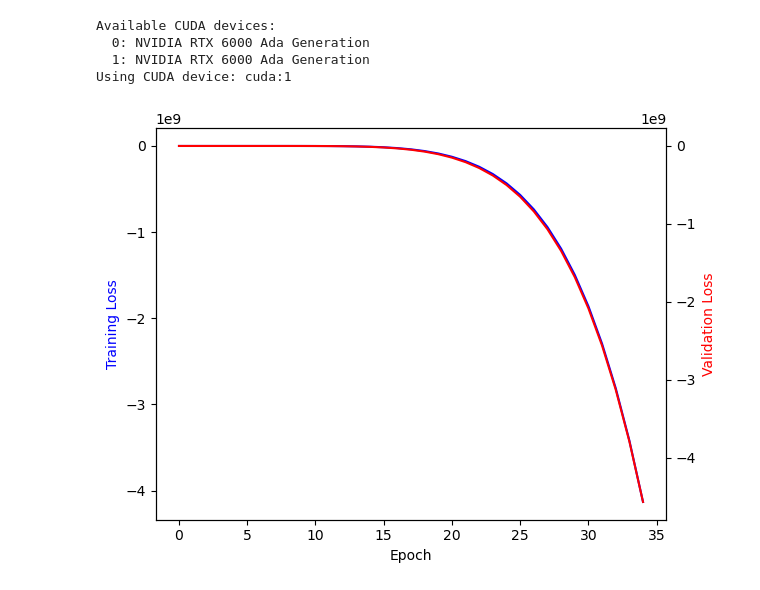
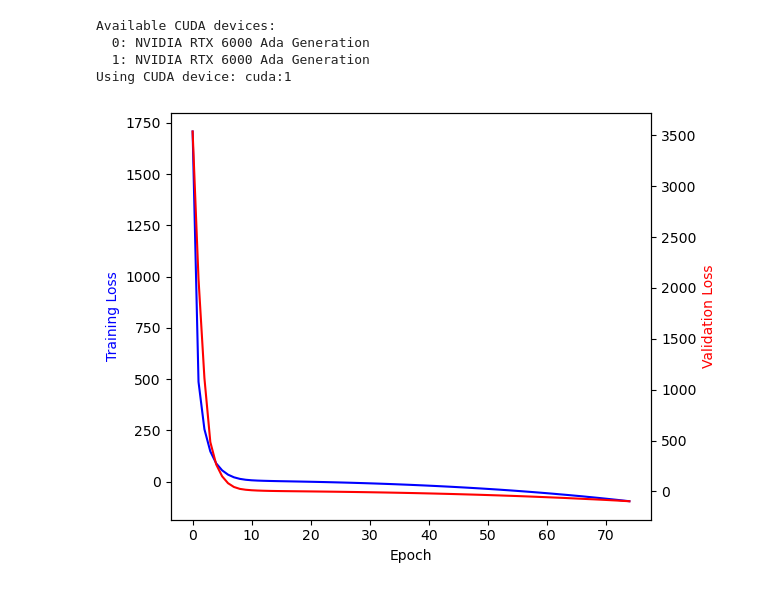
Before and after one commit to egerc/pytorch_exercises, a Jupyter notebook: Notebooks/240328_Variational_Autoencoder.ipynb, the cells around one changed output. Cells and saved outputs as stored; diff of their text form; code cells hidden in the pictures.

```diff
--- a/Notebooks/240328_Variational_Autoencoder.ipynb
+++ b/Notebooks/240328_Variational_Autoencoder.ipynb
@@ -28,7 +28,7 @@ AnnData object with n_obs × n_vars = 97573 × 27208
 # %%
 sc.pp.normalize_total(adata)
 # %%
-training_size, testing_size = helper.return_dataset_sizes(adata, 0.8, 0.25)
+training_size, testing_size = helper.return_dataset_sizes(adata, 0.8, 1)
 
 training_data, testing_data = helper.obs_to_tensor(adata, category=None, training_size=training_size, testing_size=testing_size)
 
@@ -73,7 +73,7 @@ class VAE(nn.Module):
 
         x = F.relu(self.fc_dec2(x))
         x = F.relu(self.fc_dec3(x))
-        x = F.relu(self.fc_dec4(x))
+        x = self.fc_dec4(x)
         return x, mu, logvar
 # %%
 def final_loss(bce_loss, mu, logvar):
@@ -139,11 +139,10 @@ model = VAE(
     data_size=data_size,
     latent_dim=64,
 )
-dataloader = training_data
-optimizer = torch.optim.Adam(model.parameters(), lr=0.000005)
+optimizer = torch.optim.Adam(model.parameters(), lr=0.0000001)
 criterion = nn.BCEWithLogitsLoss()
 # %%
-epochs = 35
+epochs = 75
 training_losses = []
 validation_losses = []
 
@@ -168,6 +167,6 @@ for epoch in tqdm(range(epochs)):
     #print(f'Validation loss = {validation_loss}')
     validation_losses.append(validation_loss)
 # %%
-helper.plot_scaled_losses(training_losses, validation_losses, epochs)
+helper.plot_scaled_losses(training_losses, validation_losses, epochs, log_scale=False)
 # %% [output]
-[figure, old version]
+[figure, new version]
```
Also changed, not shown: parts of 5 cells of this notebook.
